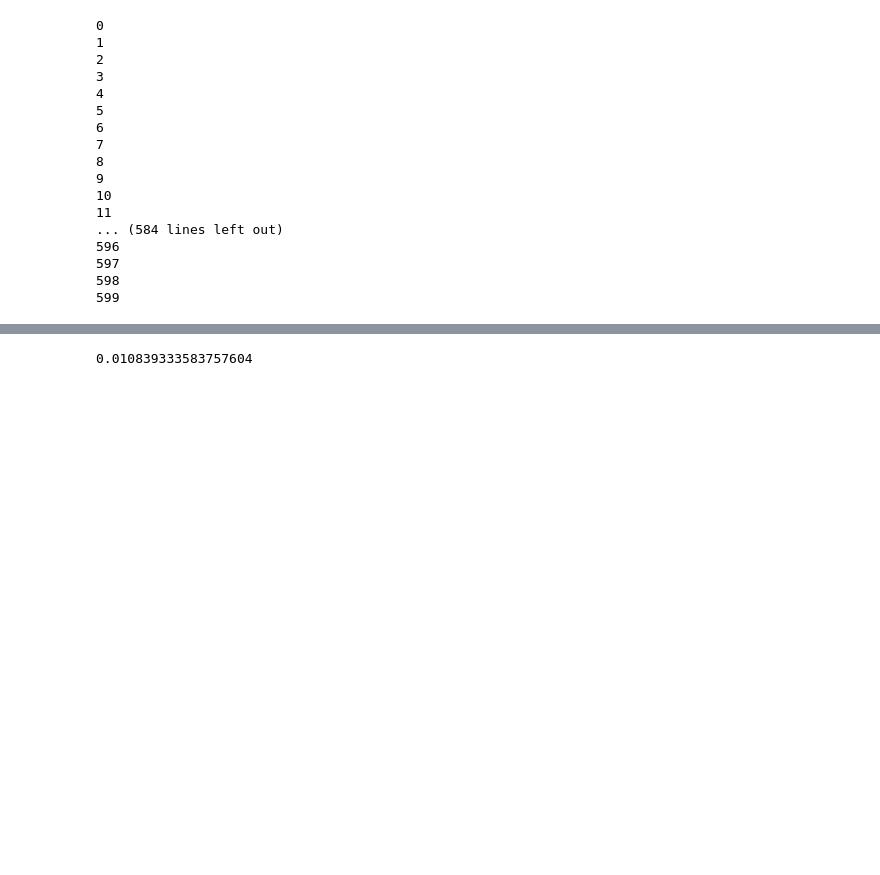
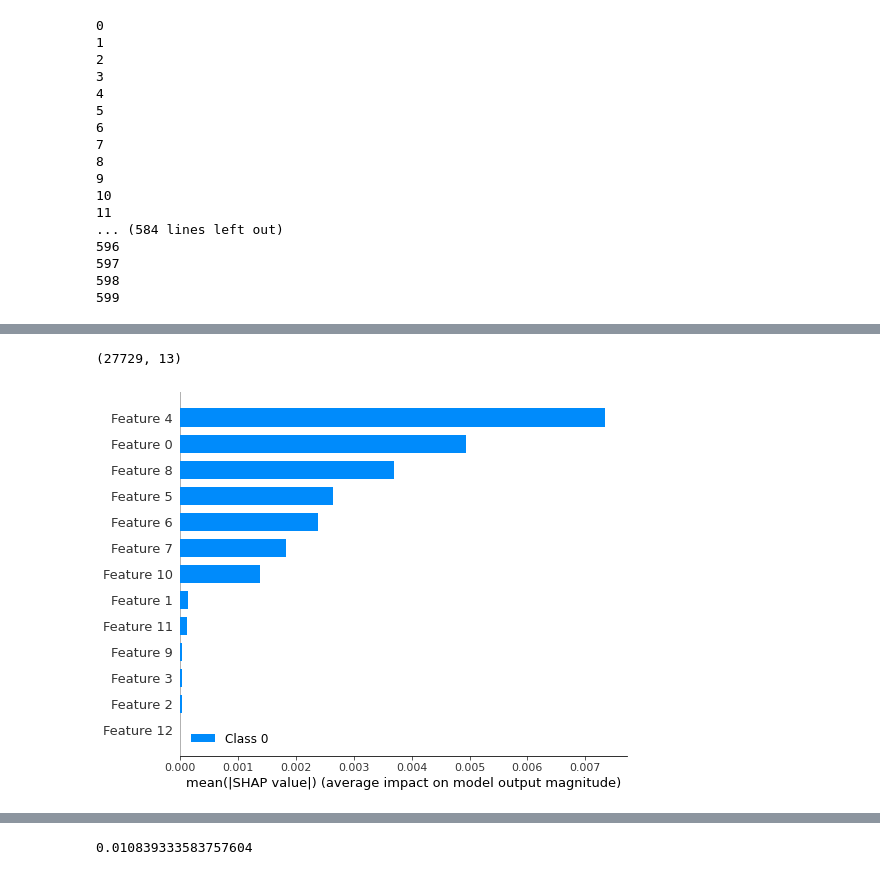
Before and after one commit to VoidFly/JKQ, a Jupyter notebook: research.ipynb, the cells around one changed output, grey strips where cells are left out. Drawn from its saved outputs; the diff is of its cells as text; code cells hidden in the pictures; blank space fills up the shorter version.

```diff
--- a/research.ipynb
+++ b/research.ipynb
@@ -243,0 +320,12 @@ tail=list(set(tail))
+# %%
+import shap
+
+# load your data here, e.g. X and y
+# create and fit your model here
+
+# load JS visualization code to notebook
+shap.initjs()
+
+# explain the model's predictions using SHAP
+# (same syntax works for LightGBM, CatBoost, scikit-learn and spark models)
+explainer = shap.DeepExplainer(model,X_train_big)
@@ -244,2 +335,12 @@ tail=list(set(tail))
+# %%
+np.concatenate(X_tests).shape
+# %% [output]
+(27729, 13)
+# %%
+shap_values = explainer.shap_values(np.concatenate(X_tests)[:100])
+# %%
+fig = shap.summary_plot(shap_values, np.concatenate(X_tests)[:100], plot_type="bar")
+# %% [output]
+[figure, added]
 # %%
 profits = []
```
Also changed, not shown: parts of 22 cells of this notebook, 3 other files.
